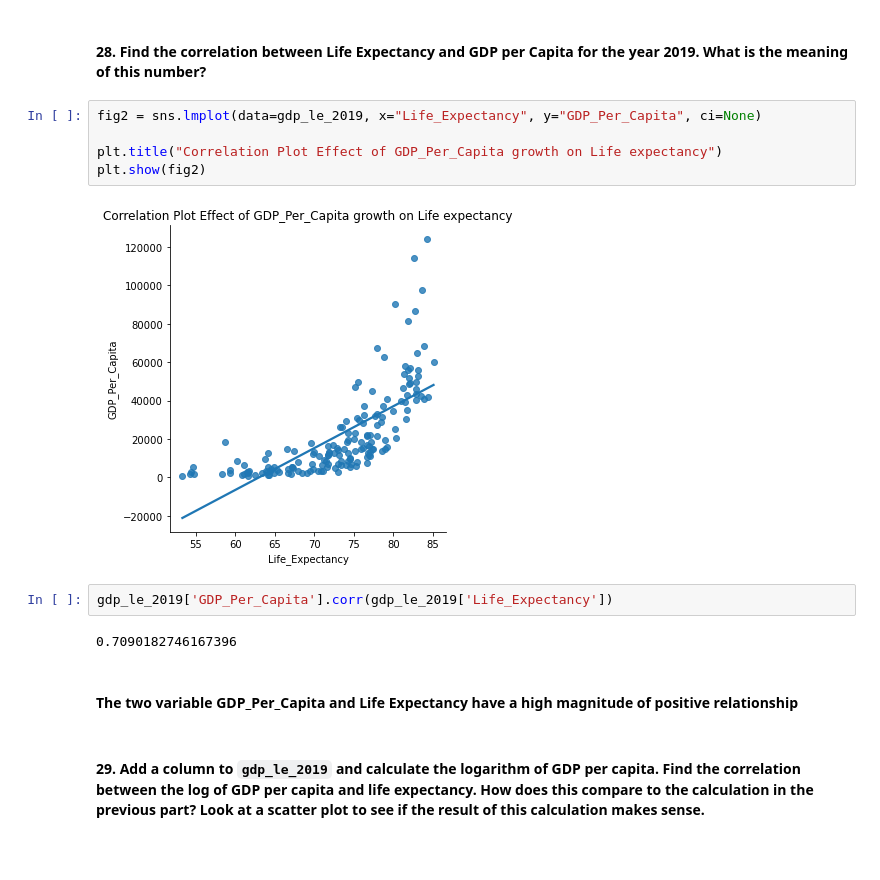
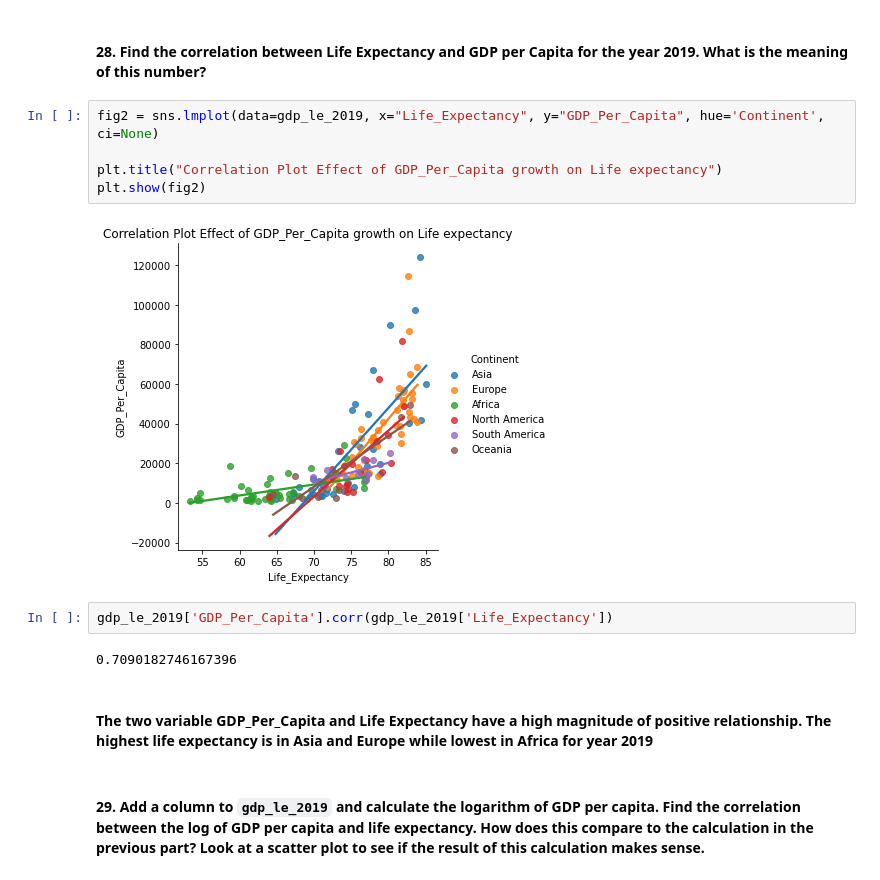
Before and after one commit to nss-data-science-cohort-6/un_data_question-smitamisra, a Jupyter notebook: notebooks/UN_Data_Exploration.ipynb, the cells around one changed output. Cells and saved outputs as stored; diff of their text form; blank space fills up the shorter version.

```diff
--- a/notebooks/UN_Data_Exploration.ipynb
+++ b/notebooks/UN_Data_Exploration.ipynb
@@ -882,17 +907,17 @@ plt.show(fig)
 # %% [markdown]
 #### 28. Find the correlation between Life Expectancy and GDP per Capita for the year 2019. What is the meaning of this number?
 # %%
-fig2 = sns.lmplot(data=gdp_le_2019, x="Life_Expectancy", y="GDP_Per_Capita", ci=None)
+fig2 = sns.lmplot(data=gdp_le_2019, x="Life_Expectancy", y="GDP_Per_Capita", hue='Continent', ci=None)
 
 plt.title("Correlation Plot Effect of GDP_Per_Capita growth on Life expectancy")
 plt.show(fig2)
 # %% [output]
-[figure, old version]
+[figure, new version]
 # %%
 gdp_le_2019['GDP_Per_Capita'].corr(gdp_le_2019['Life_Expectancy'])
 # %% [output]
 0.7090182746167396
 # %% [markdown]
-#### The two variable GDP_Per_Capita and Life Expectancy have a high magnitude of positive relationship
+#### The two variable GDP_Per_Capita and Life Expectancy have a high magnitude of positive relationship. The highest life expectancy is in Asia and Europe while lowest in Africa for year 2019
 # %% [markdown]
 #### 29. Add a column to `gdp_le_2019` and calculate the logarithm of GDP per capita. Find the correlation between the log of GDP per capita and life expectancy. How does this compare to the calculation in the previous part? Look at a scatter plot to see if the result of this calculation makes sense.
```
Also changed, not shown: parts of 43 cells of this notebook.
